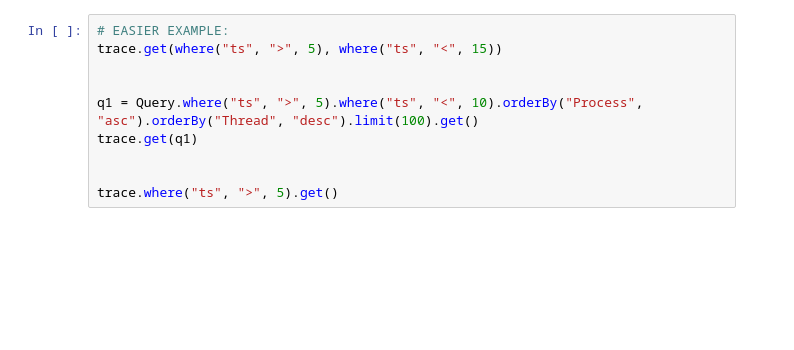
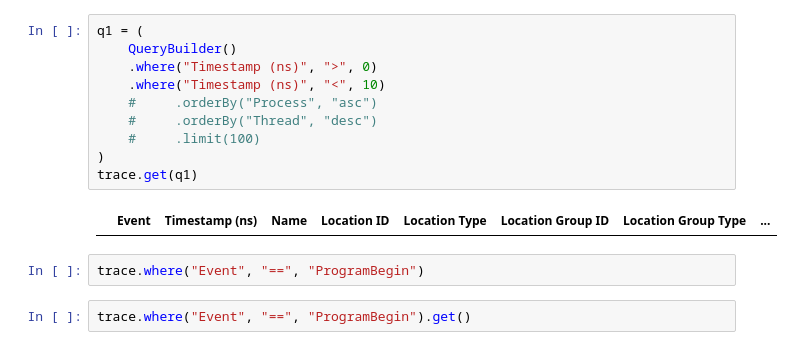
Before and after one commit to hpcgroup/pipit, a Jupyter notebook: docs/examples/query.ipynb, the cells around one changed output. Drawn from its saved outputs; the diff is of its cells as text; blank space fills up the shorter version.

```diff
--- a/docs/examples/query.ipynb
+++ b/docs/examples/query.ipynb
@@ -90,10 +115,16 @@ AttributeError: 'function' object has no attribute 'field'
 # %%
-# EASIER EXAMPLE:
-trace.get(where("ts", ">", 5), where("ts", "<", 15))
-
-
-q1 = Query.where("ts", ">", 5).where("ts", "<", 10).orderBy("Process", "asc").orderBy("Thread", "desc").limit(100).get()
+q1 = (
+    QueryBuilder()
+    .where("Timestamp (ns)", ">", 0)
+    .where("Timestamp (ns)", "<", 10)
+    #     .orderBy("Process", "asc")
+    #     .orderBy("Thread", "desc")
+    #     .limit(100)
+)
 trace.get(q1)
-
-
-trace.where("ts", ">", 5).get()
+# %% [output]
+|  | Event | Timestamp (ns) | Name | Location ID | Location Type | Location Group ID | Location Group Type | ... |
+# %%
+trace.where("Event", "==", "ProgramBegin")
+# %%
+trace.where("Event", "==", "ProgramBegin").get()
```
Also changed, not shown: parts of 16 cells of this notebook, 6 other files.
